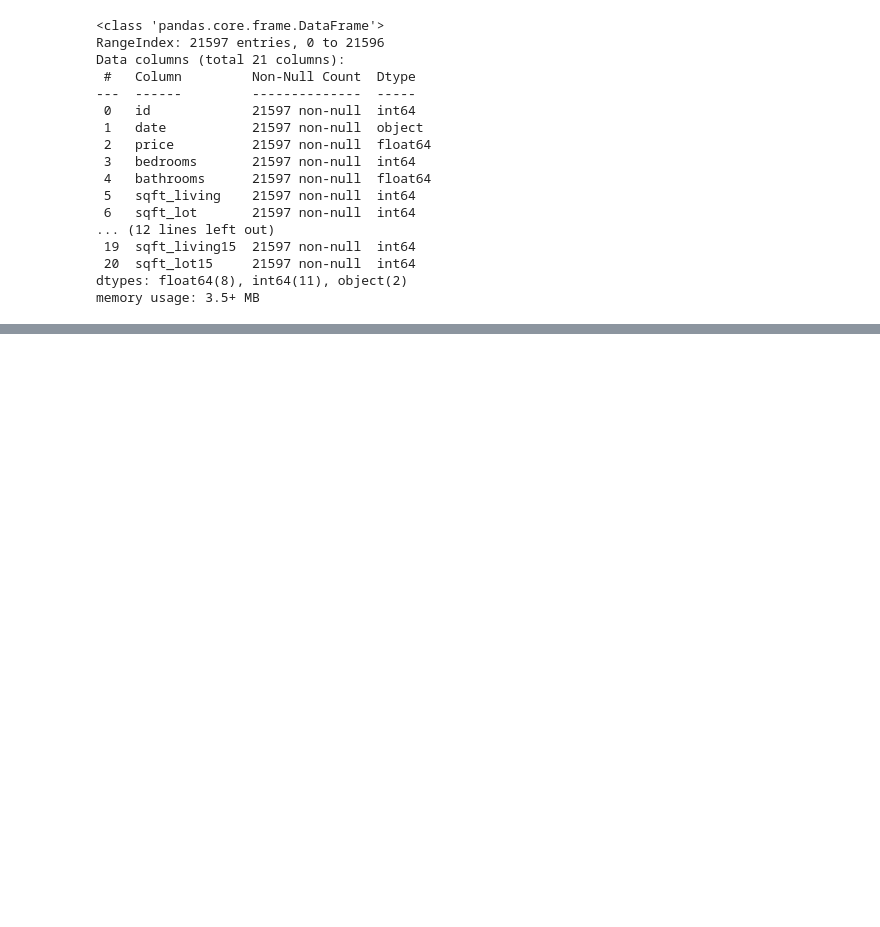
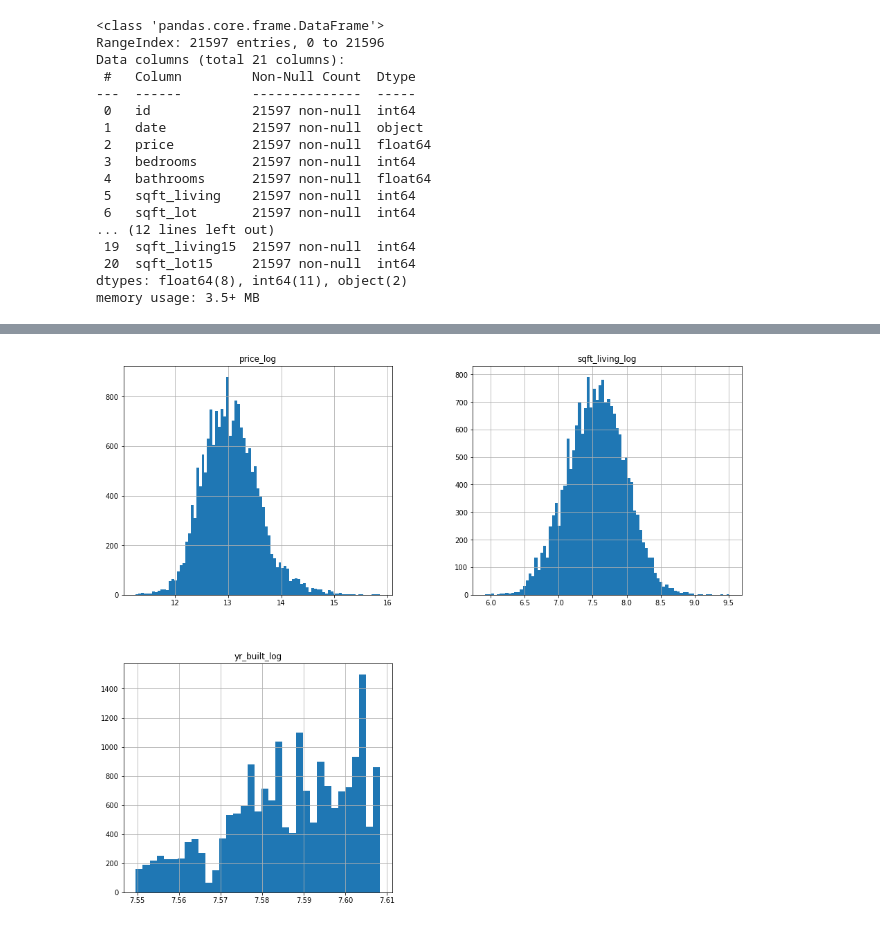
Before and after one commit to jonnyhof/kings_county_housing_analysis, a Jupyter notebook: king_county_housing_data_prep.ipynb, the cells around one changed output, grey strips where cells are left out. Drawn from its saved outputs; the diff is of its cells as text; code cells hidden in the pictures; blank space fills up the shorter version.

```diff
--- a/king_county_housing_data_prep.ipynb
+++ b/king_county_housing_data_prep.ipynb
@@ -47,0 +149,11 @@ house_data['yr_renovated'].isna().sum()
+# %%
+continuous = ['price', 'sqft_living', 'yr_built']
+df_cont = df[continuous]
+# %%
+log_fts = [f'{column}_log' for column in df_cont.columns]
+
+df_log = np.log(df_cont)
+df_log.columns = log_fts
+df_log.hist(figsize=(16, 14), bins='auto');
+# %% [output]
+[figure, added]
```
Also changed, not shown: parts of 52 cells of this notebook.
